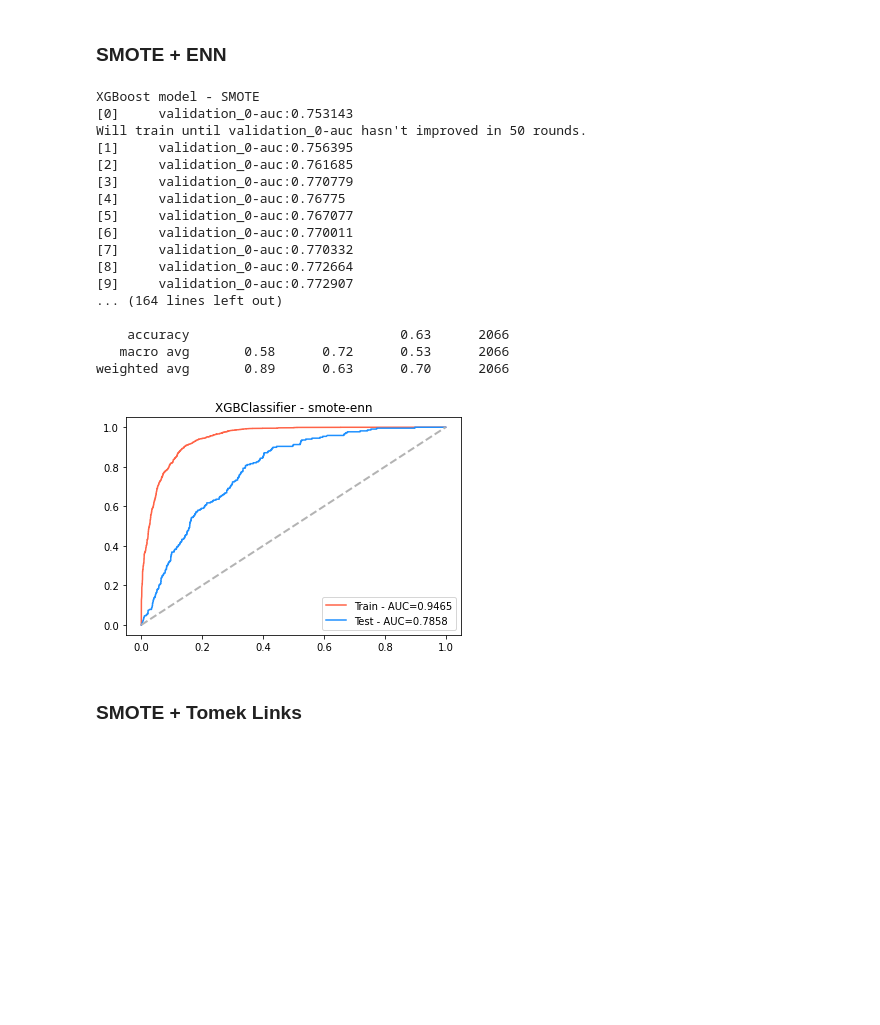
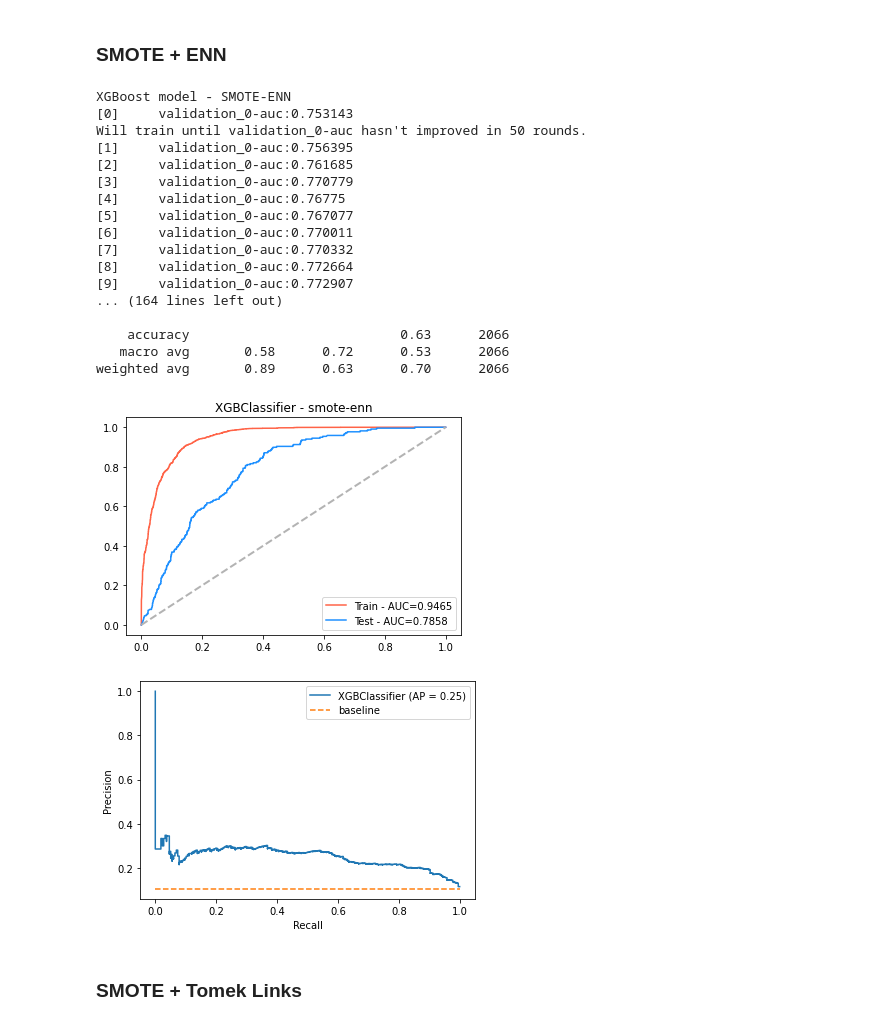
Before and after one commit to tanatiem/BADS7105-CRM-Analytics, a Jupyter notebook: Homework 08 - Campaign Response Model/hw08_campaign_response_model.ipynb, the cells around one changed output. Saved outputs shown, nothing was run; the diff lists cells and outputs as text; code cells hidden in the pictures; blank space fills up the shorter version.

```diff
--- a/Homework 08 - Campaign Response Model/hw08_campaign_response_model.ipynb
+++ b/Homework 08 - Campaign Response Model/hw08_campaign_response_model.ipynb
@@ -1014,40 +1079,42 @@ weighted avg       0.88      0.70      0.76      2066
 name = 'smote-enn'
 data, targets = train_sets[name]
 
-print('XGBoost model - SMOTE')
+print('XGBoost model - SMOTE-ENN')
 model = init_xgboost_model()
 model = train_xgboost(model, data, targets)
 
 y_pred_train =  model.predict(data)
 report_train = classification_report(targets, y_pred_train)
 print('training set')
 print(report_train)
 
 y_pred_test = model.predict(X_test)
 report_test = classification_report(y_test, y_pred_test)
 print('test set')
 print(report_test)
 
 plot_xgboost_roc_curve(model, data, targets)
+plot_pr_curve(model, X_test, y_test)
 # %% [output]
-XGBoost model - SMOTE
+XGBoost model - SMOTE-ENN
 [0]     validation_0-auc:0.753143
 Will train until validation_0-auc hasn't improved in 50 rounds.
 [1]     validation_0-auc:0.756395
 [2]     validation_0-auc:0.761685
 [3]     validation_0-auc:0.770779
 [4]     validation_0-auc:0.76775
 [5]     validation_0-auc:0.767077
 [6]     validation_0-auc:0.770011
 [7]     validation_0-auc:0.770332
 [8]     validation_0-auc:0.772664
 [9]     validation_0-auc:0.772907
 ... (164 lines left out)
 
     accuracy                           0.63      2066
    macro avg       0.58      0.72      0.53      2066
 weighted avg       0.89      0.63      0.70      2066
 [figure]
+[figure, added]
 # %% [markdown]
 ### SMOTE + Tomek Links
 # %%
```
Also changed, not shown: parts of 8 cells of this notebook.
